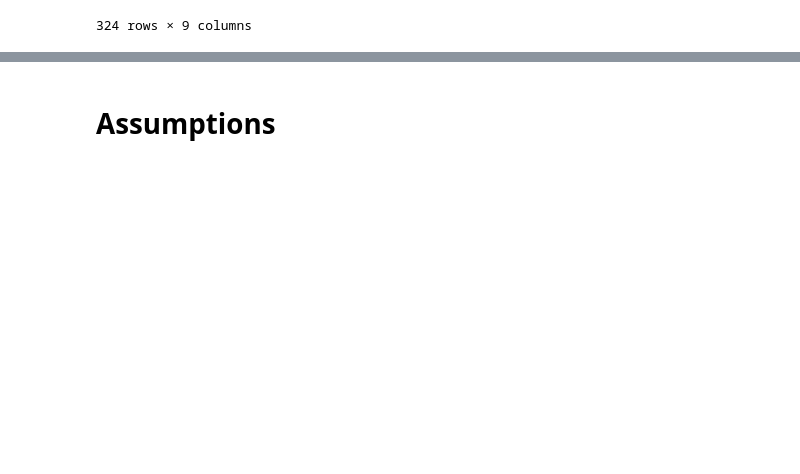
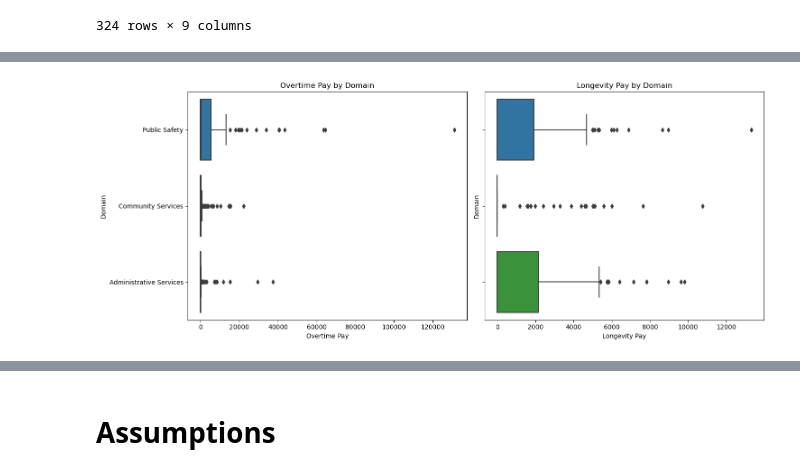
Before and after one commit to Durixas/Nested-and-Crossed-ANOVA-on-Employee-Salaries, a Jupyter notebook: pro80.ipynb, the cells around one changed output, grey strips where cells are left out. Saved outputs shown, nothing was run; the diff lists cells and outputs as text; code cells hidden in the pictures; blank space fills up the shorter version.

```diff
--- a/pro80.ipynb
+++ b/pro80.ipynb
@@ -583,0 +521,17 @@ Name: Total_Salary, dtype: int64
+# %%
+fig, axes = plt.subplots(1, 2, figsize=(15, 6), sharey=True)
+
+sns.boxplot(y='Domain', x='Overtime_Pay', data=df1, ax=axes[0])
+axes[0].set_title('Overtime Pay by Domain')
+axes[0].set_ylabel('Domain')
+axes[0].set_xlabel('Overtime Pay')
+
+sns.boxplot(y='Domain', x='Longevity_Pay', data=df1, ax=axes[1])
+axes[1].set_title('Longevity Pay by Domain')
+axes[1].set_ylabel('Domain')
+axes[1].set_xlabel('Longevity Pay')
+
+plt.tight_layout()
+plt.show()
+# %% [output]
+[figure, added]
```
Also changed, not shown: parts of 85 cells of this notebook.
